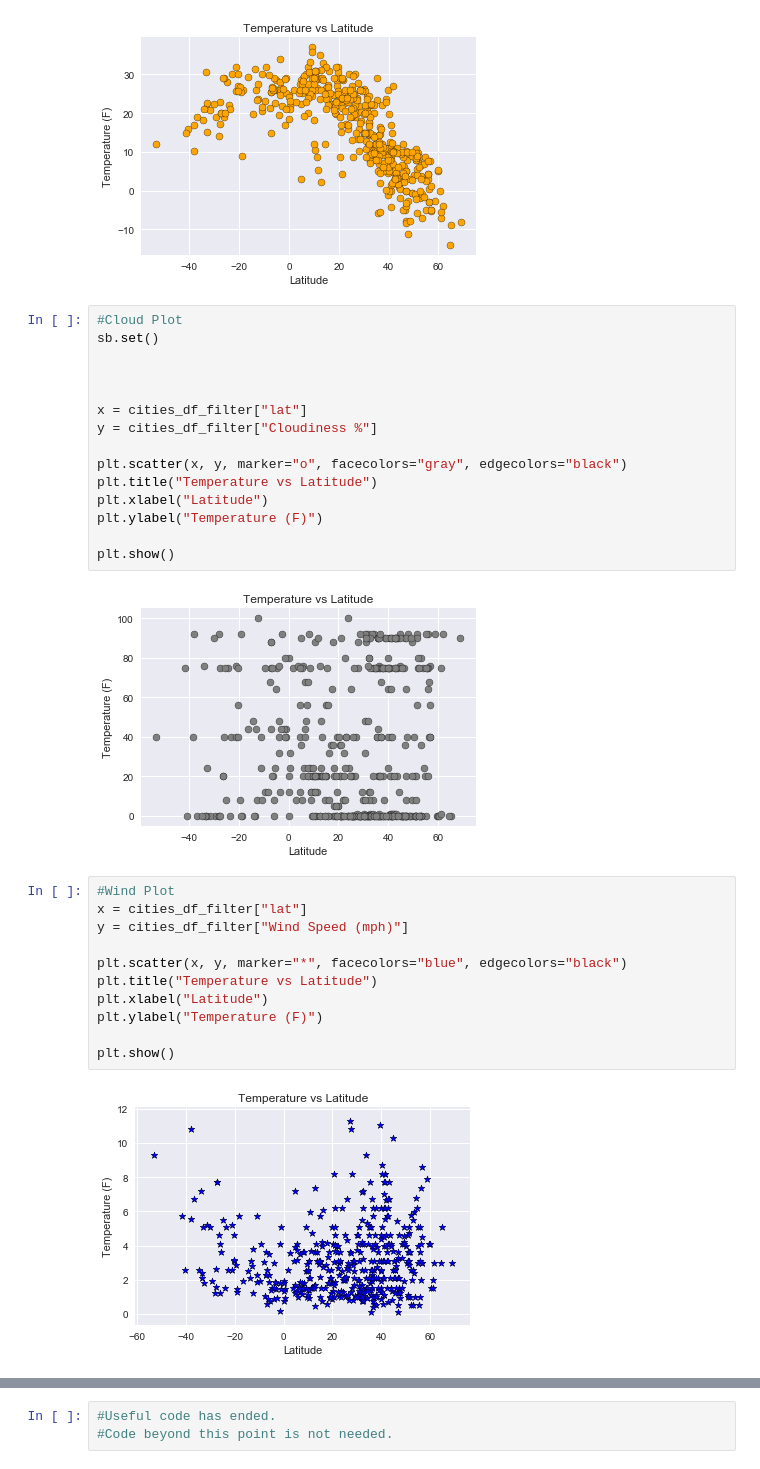
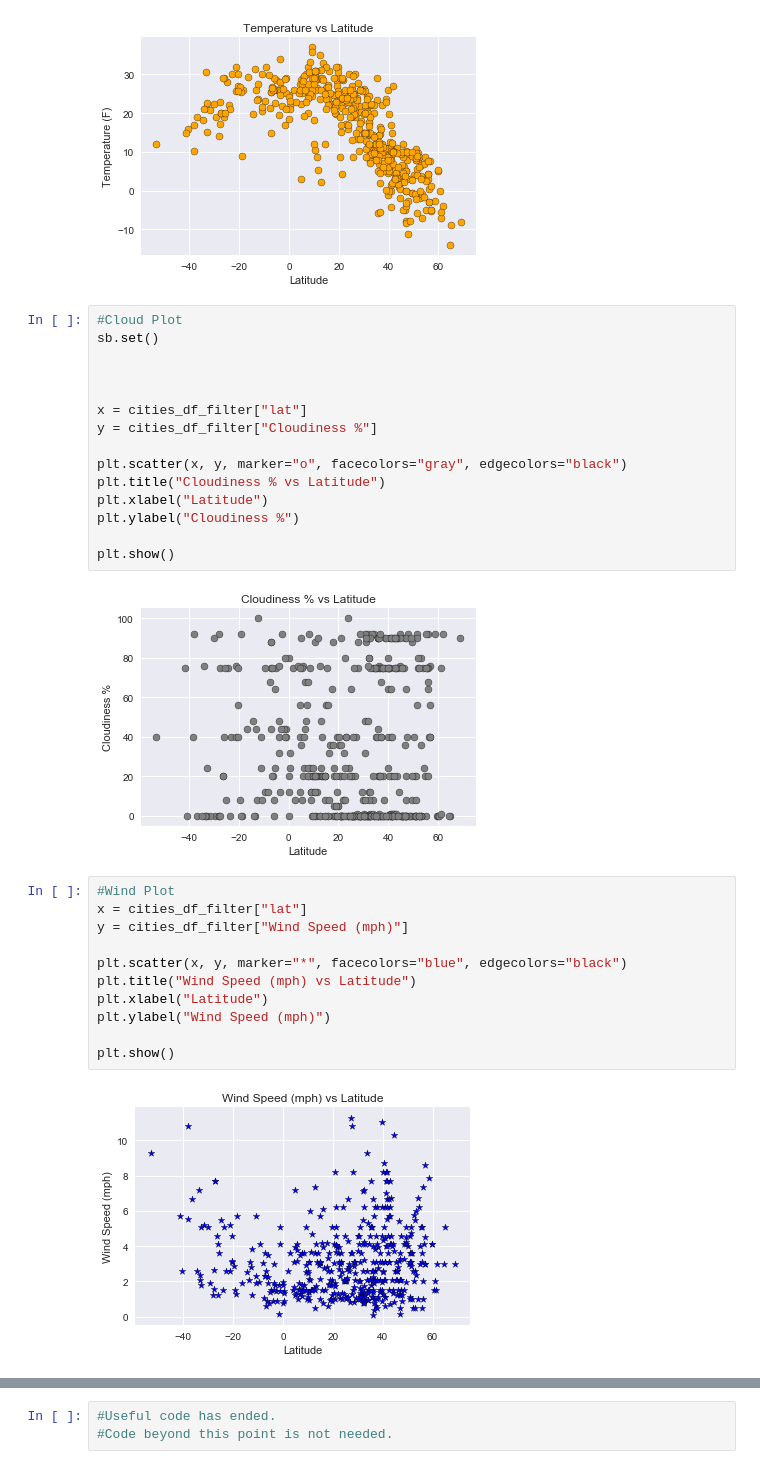
Before and after one commit to csafrit/Weatherapihw, a Jupyter notebook: WeatherPyHW.ipynb, the cells around one changed output, grey strips where cells are left out. Cells and saved outputs as stored; diff of their text form.

```diff
--- a/WeatherPyHW.ipynb
+++ b/WeatherPyHW.ipynb
@@ -250,26 +250,26 @@ x = cities_df_filter["lat"]
 y = cities_df_filter["Cloudiness %"]
 
 plt.scatter(x, y, marker="o", facecolors="gray", edgecolors="black")
-plt.title("Temperature vs Latitude")
+plt.title("Cloudiness % vs Latitude")
 plt.xlabel("Latitude")
-plt.ylabel("Temperature (F)")
+plt.ylabel("Cloudiness %")
 
 plt.show()
 # %% [output]
-[figure, old version]
+[figure, new version]
 # %%
 #Wind Plot
 x = cities_df_filter["lat"]
 y = cities_df_filter["Wind Speed (mph)"]
 
 plt.scatter(x, y, marker="*", facecolors="blue", edgecolors="black")
-plt.title("Temperature vs Latitude")
+plt.title("Wind Speed (mph) vs Latitude")
 plt.xlabel("Latitude")
-plt.ylabel("Temperature (F)")
+plt.ylabel("Wind Speed (mph)")
 
 plt.show()
 # %% [output]
-[figure, old version]
+[figure, new version]
 # %%
 #Humid Plot
 x = cities_df_filter["lat"]
```
Also changed, not shown: parts of 2 cells of this notebook.
